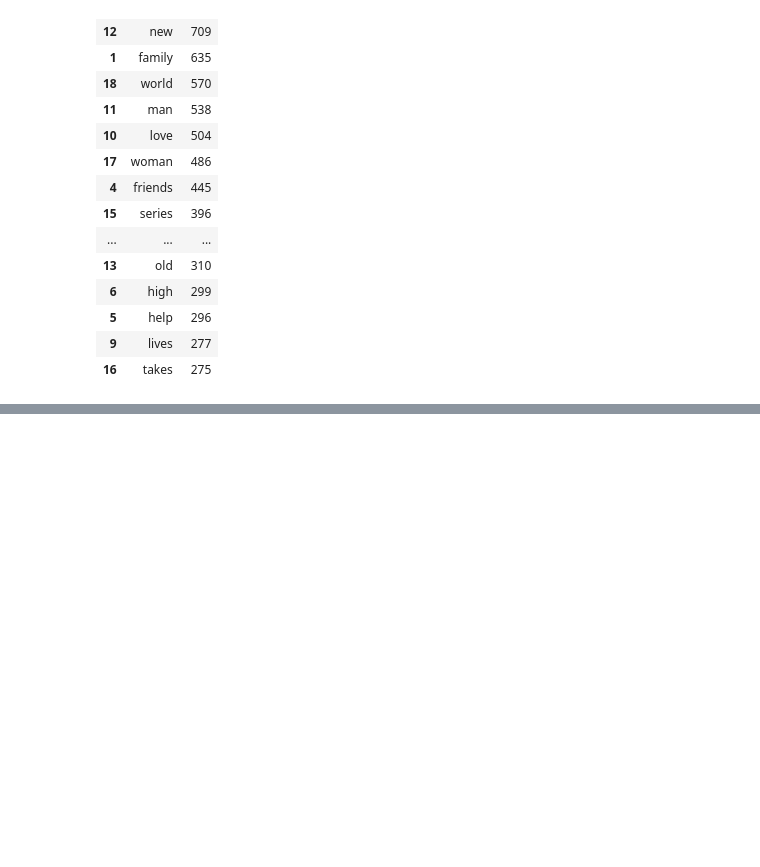
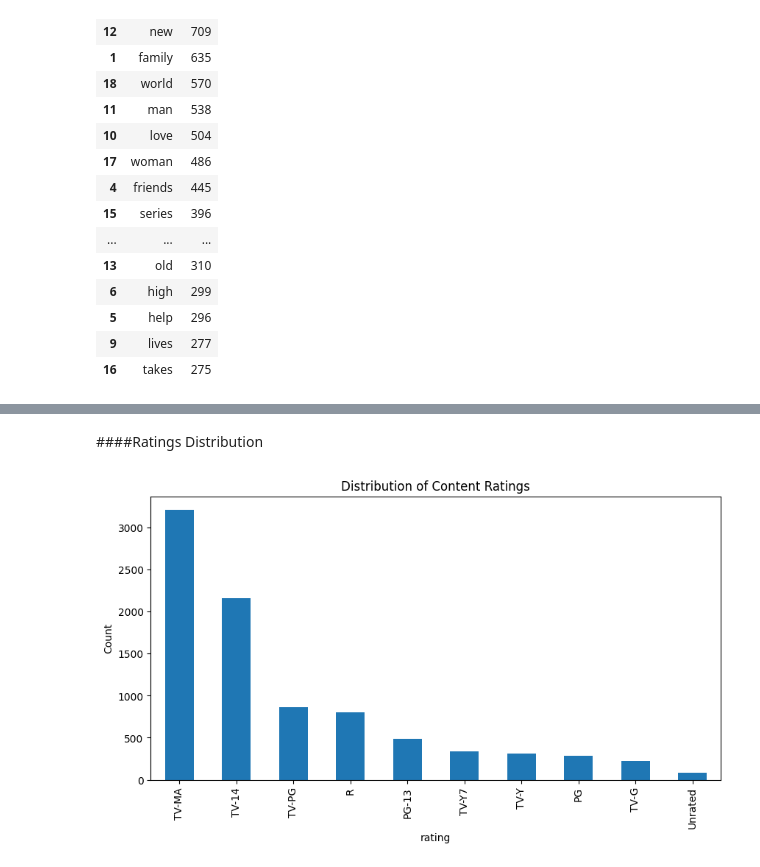
Before and after one commit to JoshOmondi/deep_learning, a Jupyter notebook: NetflixRAG.ipynb, the cells around one changed output, grey strips where cells are left out. Saved outputs shown, nothing was run; the diff lists cells and outputs as text; code cells hidden in the pictures; blank space fills up the shorter version.

```diff
--- a/NetflixRAG.ipynb
+++ b/NetflixRAG.ipynb
@@ -347,0 +389,10 @@ pd.DataFrame({'word': words, 'freq': word_freq}).sort_values('freq', ascending=F
+# %% [markdown]
+####Ratings Distribution
+# %%
+plt.figure(figsize=(10,5))
+df['rating'].value_counts().head(10).plot(kind='bar')
+plt.title("Distribution of Content Ratings")
+plt.ylabel("Count")
+plt.show()
+# %% [output]
+[figure, added]
```
Also changed, not shown: parts of 11 cells of this notebook.
